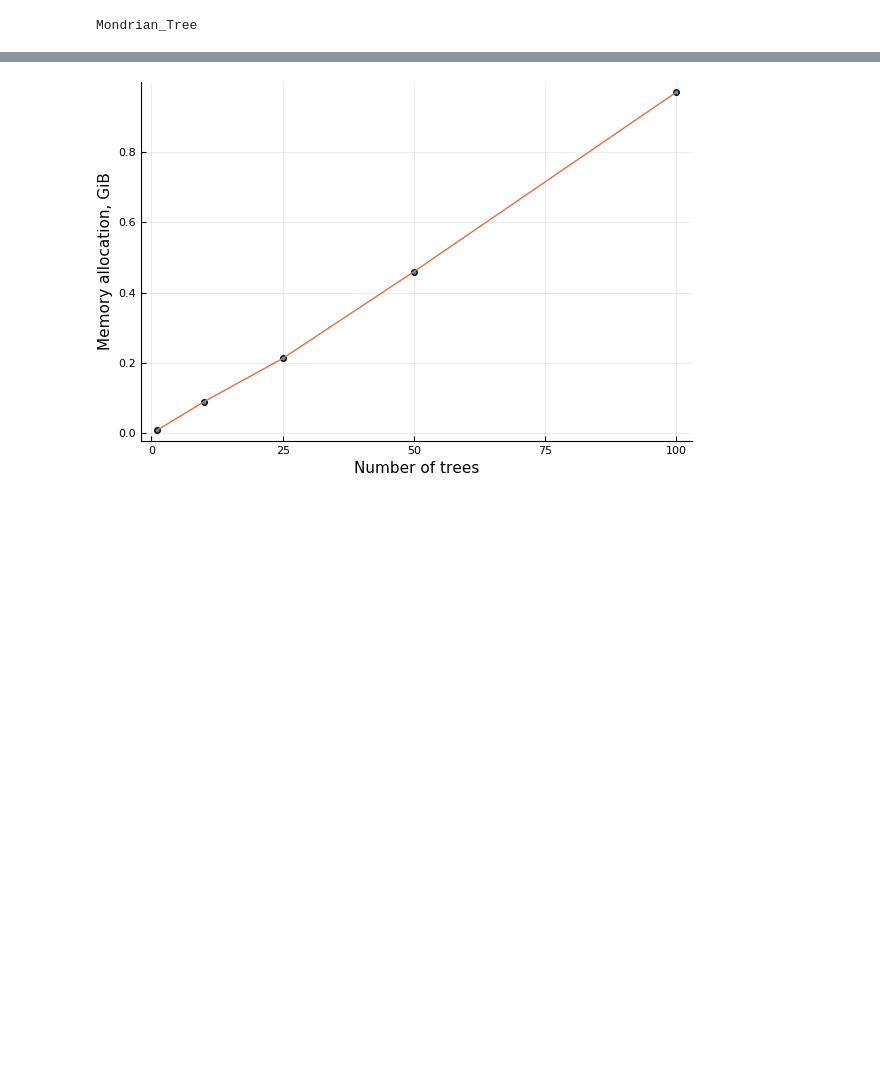
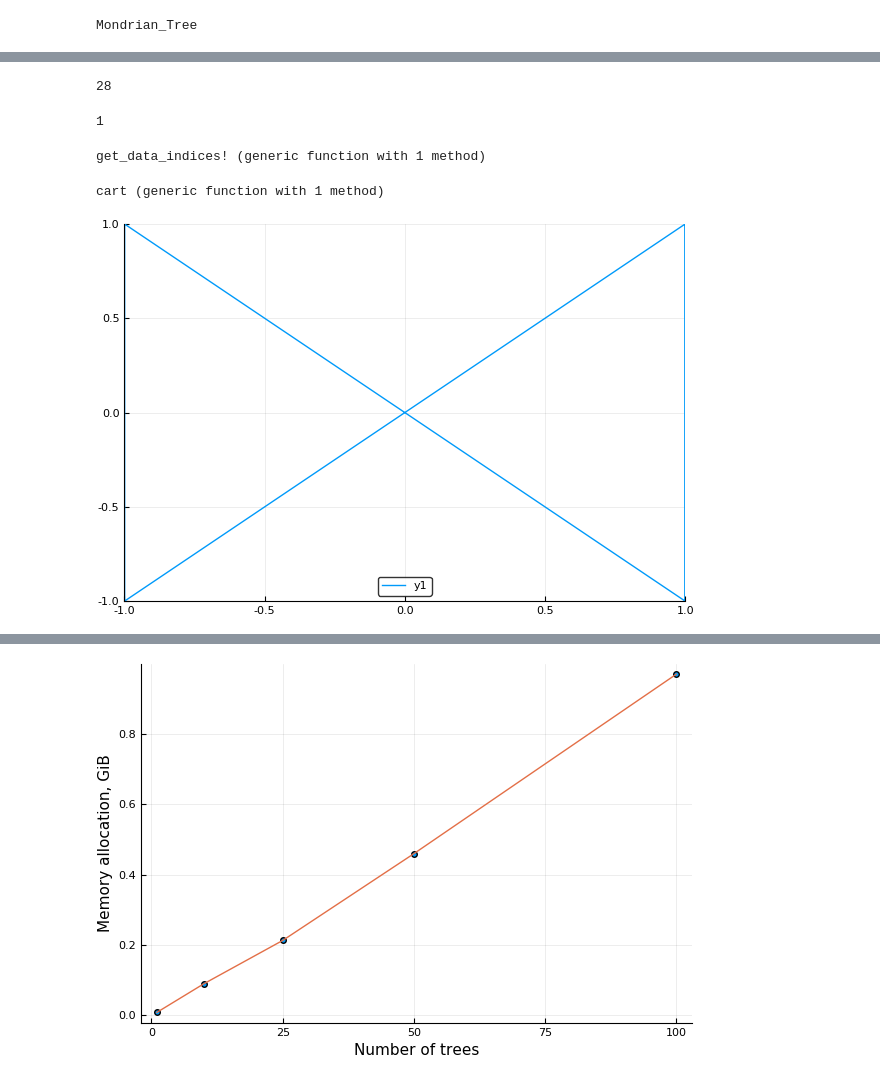
Before and after one commit to harveydevereux/Mondrian, a Jupyter notebook: Mondrian Tree.ipynb, the cells around one changed output, grey strips where cells are left out. Drawn from its saved outputs; the diff is of its cells as text; code cells hidden in the pictures; blank space fills up the shorter version.

```diff
--- a/Mondrian Tree.ipynb
+++ b/Mondrian Tree.ipynb
@@ -321,0 +398,46 @@ t = y.==1;
+# %%
+depth(MT)
+# %% [output]
+28
+# %%
+i=0
+for l in MT.leaves
+    i+=1
+end
+i
+# %% [output]
+1
+# %%
+function get_data_indices!(Θ::Axis_Aligned_Box, D::Array{Float64,2})
+    indices = []
+    include = false
+    for i in 1:size(D,1)
+        for j in 1:size(Θ.Intervals,1)
+            if (D[i,j] < Θ.Intervals[j,1] || D[i,j] > Θ.Intervals[j,2])
+                include = false
+                break
+            end
+            include = true
+        end
+        if (include)
+            push!(indices, i)
+        end
+    end
+    return indices
+end
+# %% [output]
+get_data_indices! (generic function with 1 method)
+# %%
+function cart(x,y)
+    [repeat(x, inner=[size(y,1)]) repeat(y, outer=[size(x,1)])]
+end
+# %% [output]
+cart (generic function with 1 method)
+# %%
+a = [1,-1]
+b = [1,-1]
+x
+x=vcat(cart(a,b),cart(reverse(a),b))
+plot(x[:,1],x[:,2])
+# %% [output]
+[figure, added]
```
Also changed, not shown: parts of 13 cells of this notebook, 1 other file.
